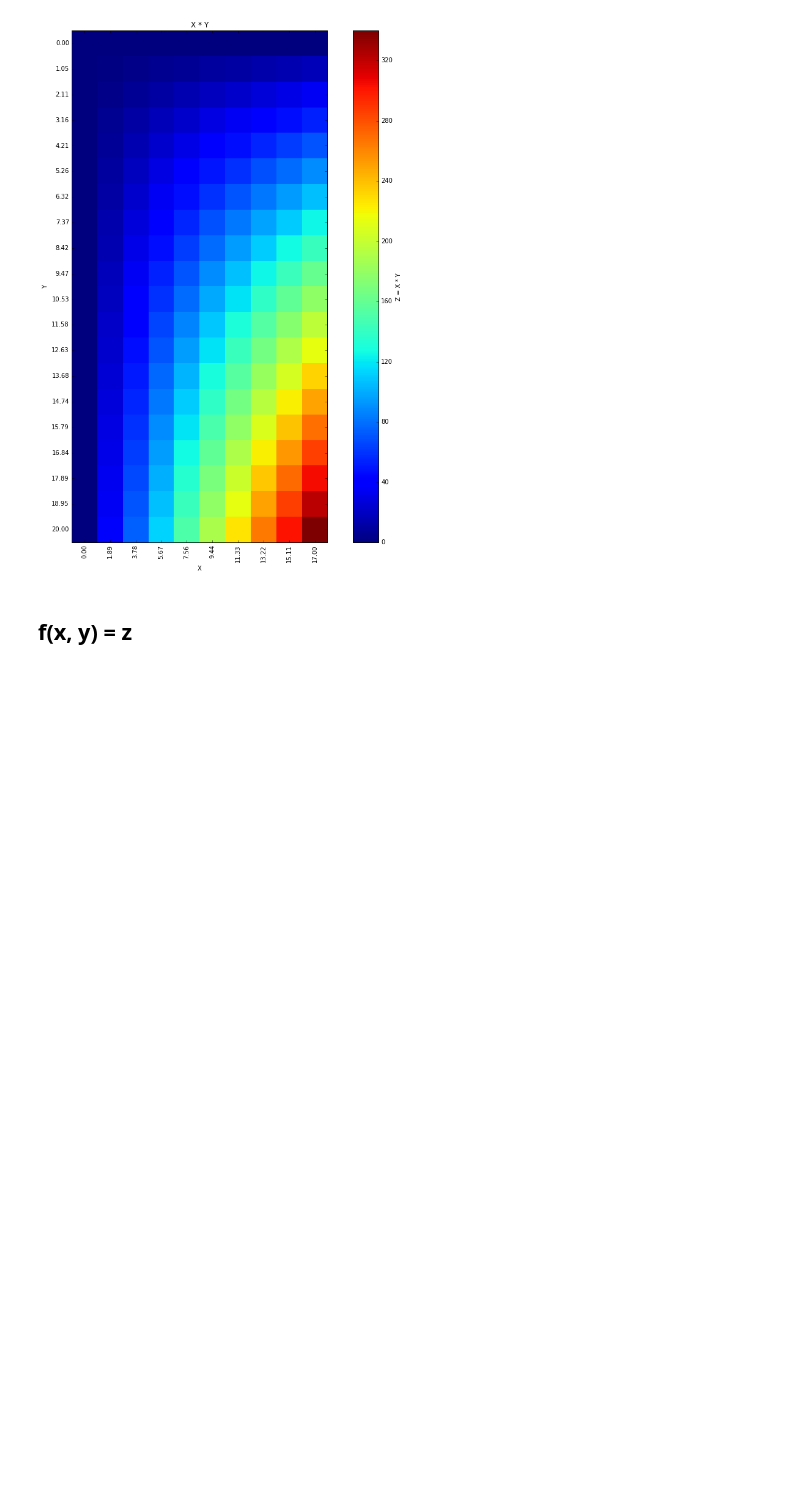
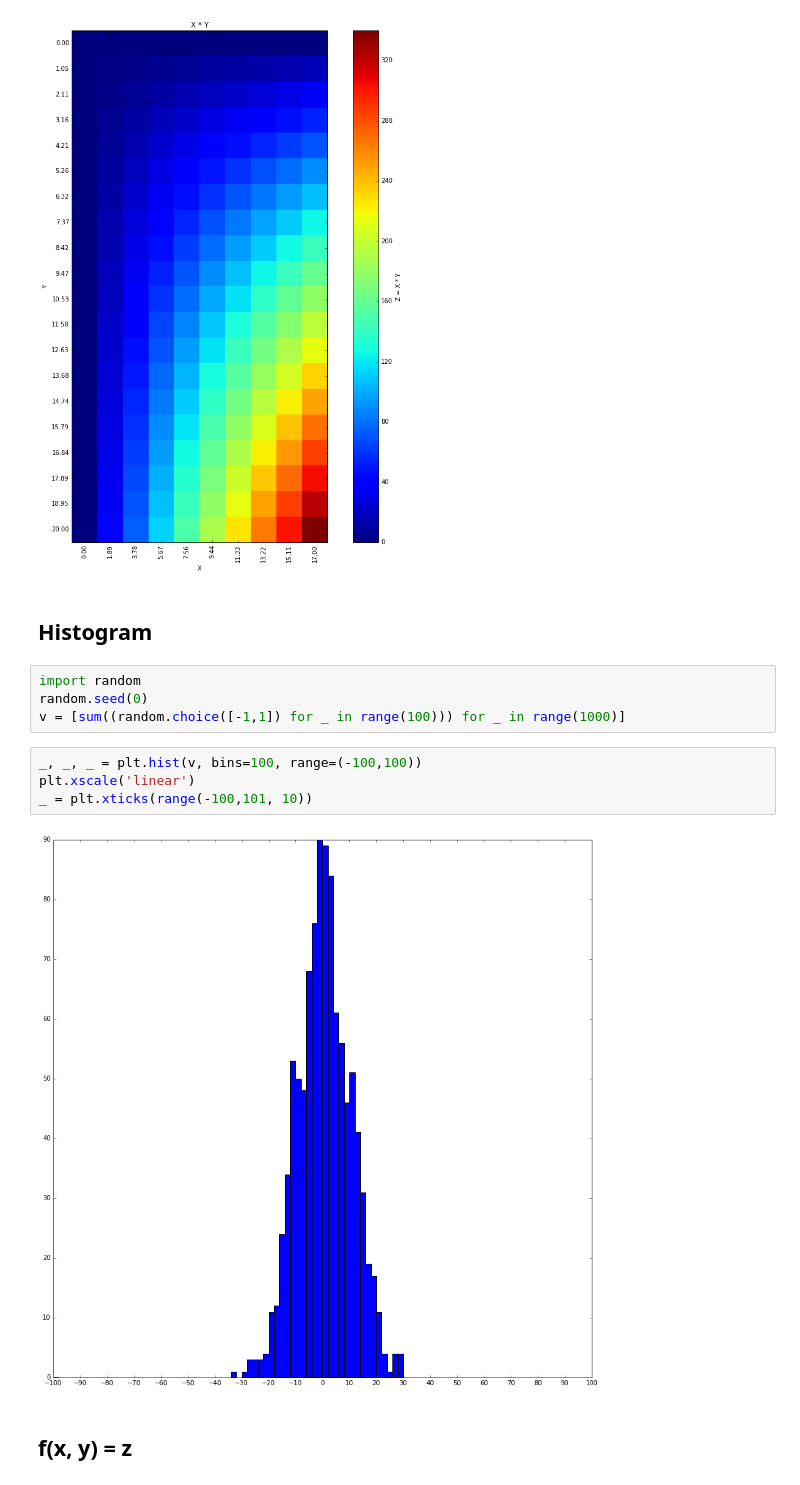
Before and after one commit to HKervadec/pyplot_zoo, a Jupyter notebook: index.ipynb, the cells around one changed output. Cells and saved outputs as stored; diff of their text form; blank space fills up the shorter version.

Commit message:
Histogram, wireframe

```diff
--- a/index.ipynb
+++ b/index.ipynb
@@ -53,6 +53,18 @@ c = plt.colorbar()
 c.set_label("Z = X * Y")
 # %% [output]
 [figure]
+# %% [markdown]
+## Histogram
+# %%
+import random
+random.seed(0)
+v = [sum((random.choice([-1,1]) for _ in range(100))) for _ in range(1000)]
+# %%
+_, _, _ = plt.hist(v, bins=100, range=(-100,100))
+plt.xscale('linear')
+_ = plt.xticks(range(-100,101, 10))
+# %% [output]
+[figure, added]
 # %% [markdown]
 ## f(x, y) = z
 # %% [markdown]
```
Also changed, not shown: parts of 3 cells of this notebook, 1 other file.
